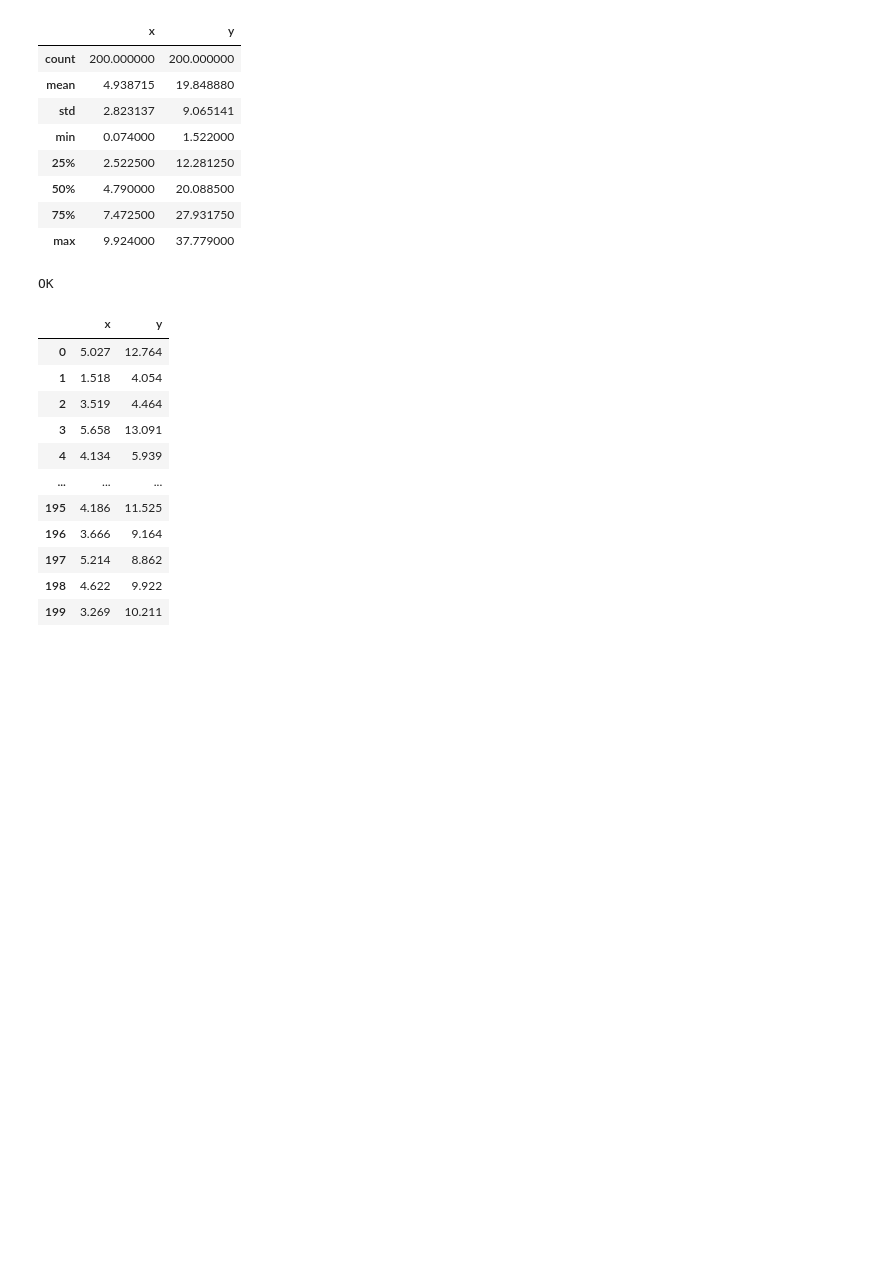
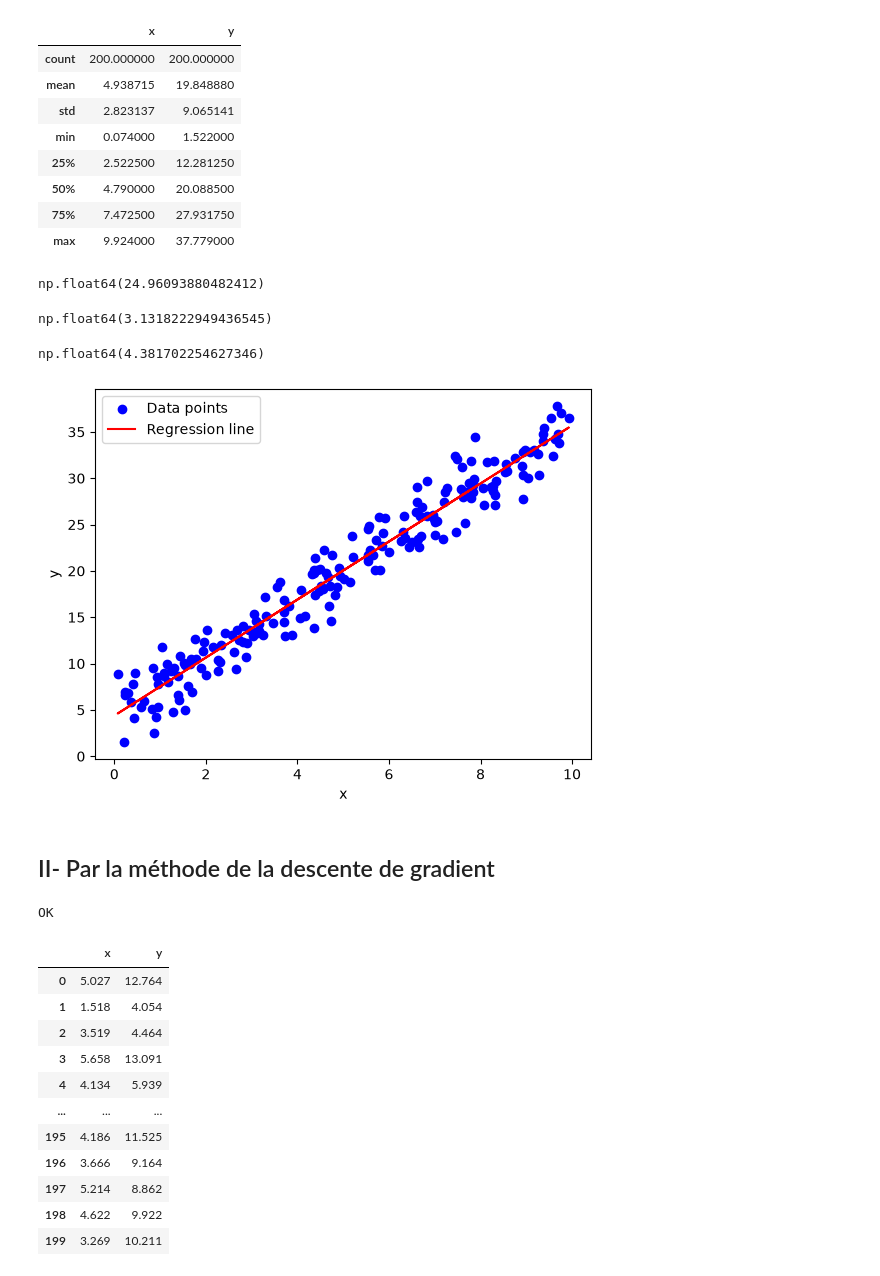
Before and after one commit to caladriusllc-code/caladrius-ml-learn, a Jupyter notebook: mldl/chp1.ipynb, the cells around one changed output. Cells and saved outputs as stored; diff of their text form; code cells hidden in the pictures; blank space fills up the shorter version.

```diff
--- a/mldl/chp1.ipynb
+++ b/mldl/chp1.ipynb
@@ -93,6 +95,35 @@ data.describe()
 | 50% | 4.790000 | 20.088500 |
 | 75% | 7.472500 | 27.931750 |
 | max | 9.924000 | 37.779000 |
+# %%
+x_bar = data['x'].mean()
+y_bar = data['y'].mean()
+x_var = data['x'].var()
+cov_xy = data[['x', 'y']].cov().iloc[0, 1]
+cov_xy
+# %% [output]
+np.float64(24.96093880482412)
+# %%
+beta_1 = cov_xy / x_var
+beta_1
+# %% [output]
+np.float64(3.1318222949436545)
+# %%
+beta_0 = y_bar - beta_1 * x_bar
+beta_0
+# %% [output]
+np.float64(4.381702254627346)
+# %%
+plt.scatter(data['x'], data['y'], color='blue', label='Data points')
+plt.plot(data['x'], beta_0 + beta_1 * data['x'], color='red', label='Regression line')
+plt.xlabel('x')
+plt.ylabel('y')
+plt.legend()
+plt.show()
+# %% [output]
+[figure, added]
+# %% [markdown]
+## II- Par la méthode de la descente de gradient
 # %%
 """Génère des jeux de données (x, y) pour s'entraîner en machine learning."""
 import numpy as np
```
Also changed, not shown: parts of 1 cell of this notebook.
